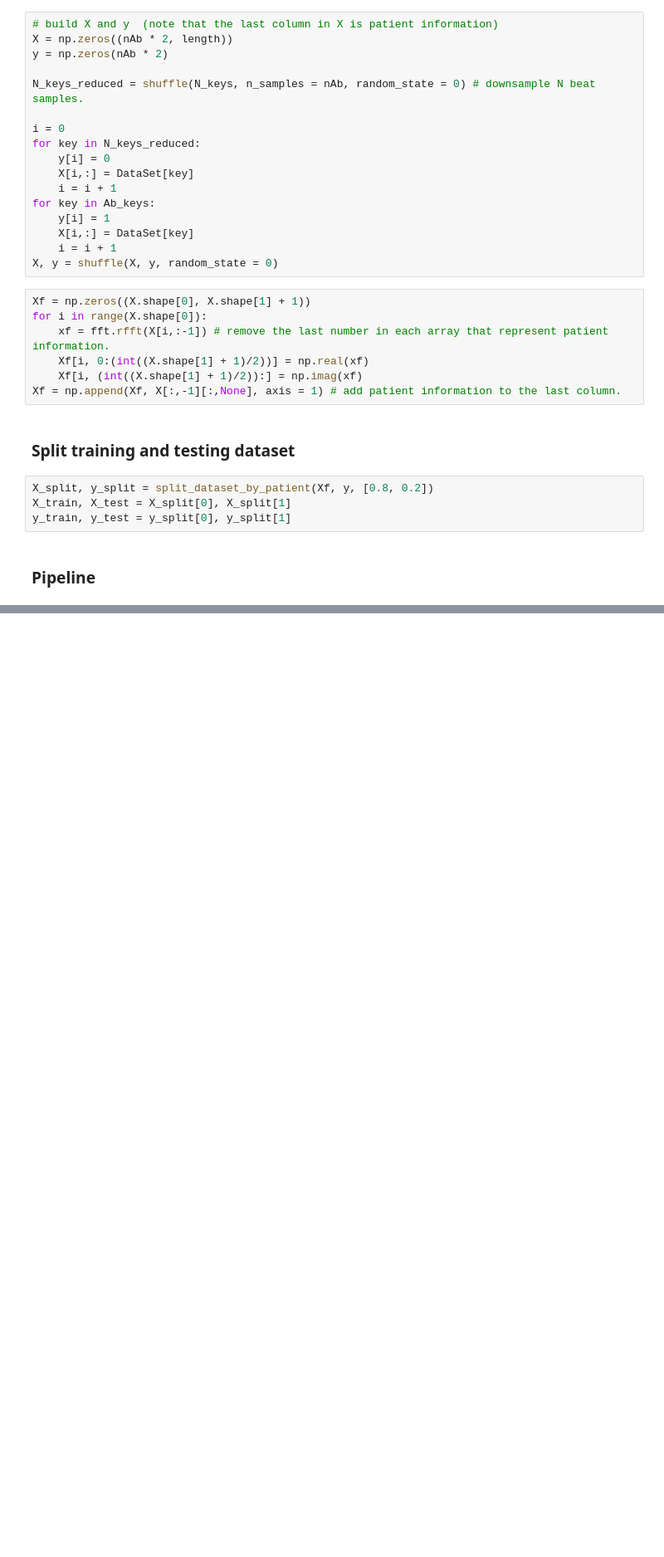
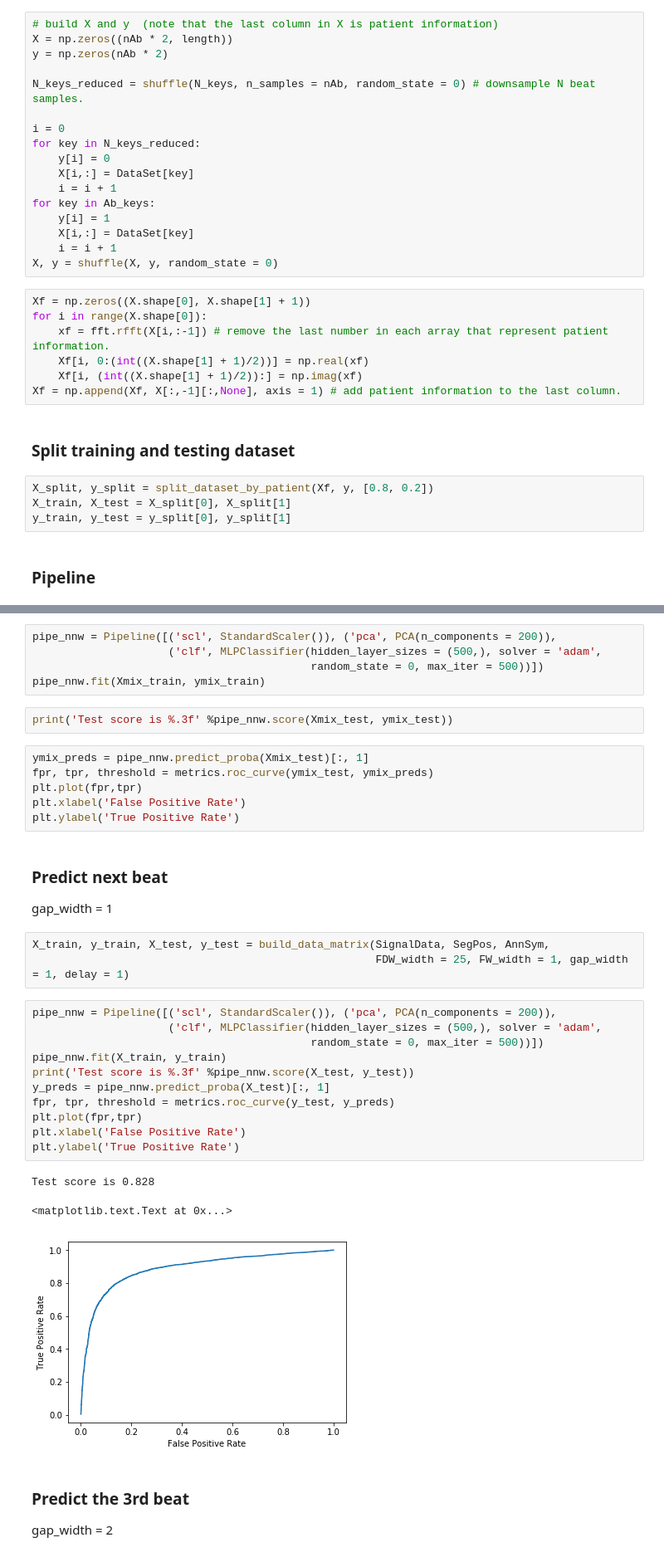
Before and after one commit to chandra-natarajan/TeamExplore, a Jupyter notebook: main.ipynb, the cells around one changed output, grey strips where cells are left out. Shown at 83% size. Drawn from its saved outputs; the diff is of its cells as text; blank space fills up the shorter version.

```diff
--- a/main.ipynb
+++ b/main.ipynb
@@ -157,0 +290,37 @@ for i in range(3):
+# %%
+pipe_nnw = Pipeline([('scl', StandardScaler()), ('pca', PCA(n_components = 200)),
+                     ('clf', MLPClassifier(hidden_layer_sizes = (500,), solver = 'adam',
+                                           random_state = 0, max_iter = 500))])
+pipe_nnw.fit(Xmix_train, ymix_train)
+# %%
+print('Test score is %.3f' %pipe_nnw.score(Xmix_test, ymix_test))
+# %%
+ymix_preds = pipe_nnw.predict_proba(Xmix_test)[:, 1]
+fpr, tpr, threshold = metrics.roc_curve(ymix_test, ymix_preds)
+plt.plot(fpr,tpr)
+plt.xlabel('False Positive Rate')
+plt.ylabel('True Positive Rate')
+# %% [markdown]
+### Predict next beat
+gap_width  = 1
+# %%
+X_train, y_train, X_test, y_test = build_data_matrix(SignalData, SegPos, AnnSym,
+                                                     FDW_width = 25, FW_width = 1, gap_width = 1, delay = 1)
+# %%
+pipe_nnw = Pipeline([('scl', StandardScaler()), ('pca', PCA(n_components = 200)),
+                     ('clf', MLPClassifier(hidden_layer_sizes = (500,), solver = 'adam',
+                                           random_state = 0, max_iter = 500))])
+pipe_nnw.fit(X_train, y_train)
+print('Test score is %.3f' %pipe_nnw.score(X_test, y_test))
+y_preds = pipe_nnw.predict_proba(X_test)[:, 1]
+fpr, tpr, threshold = metrics.roc_curve(y_test, y_preds)
+plt.plot(fpr,tpr)
+plt.xlabel('False Positive Rate')
+plt.ylabel('True Positive Rate')
+# %% [output]
+Test score is 0.828
+<matplotlib.text.Text at 0x...>
+[figure, added]
+# %% [markdown]
+### Predict the 3rd beat
+gap_width  = 2
```
Also changed, not shown: parts of 30 cells of this notebook.
